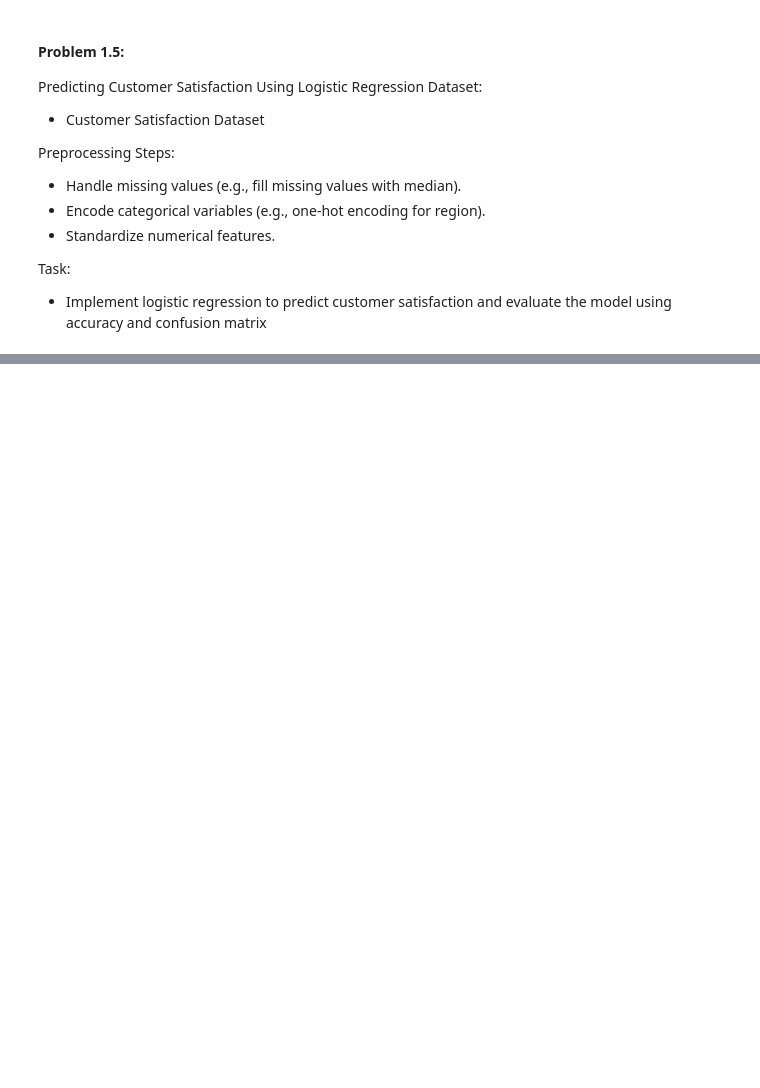
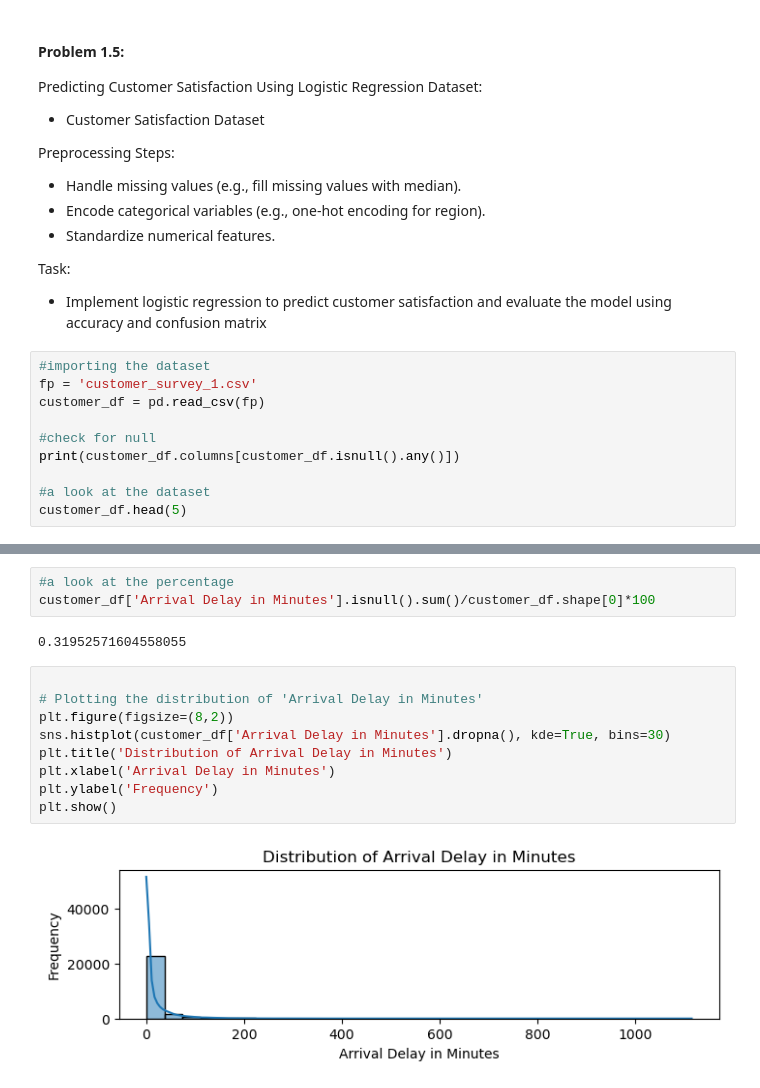
Before and after one commit to Syed-Shahir/100DaysOfBytewise, a Jupyter notebook: BTW_W6_Task1.ipynb, the cells around one changed output, grey strips where cells are left out. Drawn from its saved outputs; the diff is of its cells as text; blank space fills up the shorter version.

```diff
--- a/BTW_W6_Task1.ipynb
+++ b/BTW_W6_Task1.ipynb
@@ -109,3 +490,13 @@ Preprocessing Steps:
 Task:
 - Implement logistic regression to predict customer satisfaction and evaluate the model
 using accuracy and confusion matrix
+# %%
+#importing the dataset
+fp = 'customer_survey_1.csv'
+customer_df = pd.read_csv(fp)
+
+#check for null
+print(customer_df.columns[customer_df.isnull().any()])
+
+#a look at the dataset
+customer_df.head(5)
@@ -111,0 +512,16 @@ using accuracy and confusion matrix
+# %%
+#a look at the percentage
+customer_df['Arrival Delay in Minutes'].isnull().sum()/customer_df.shape[0]*100
+# %% [output]
+0.31952571604558055
+# %%
+
+# Plotting the distribution of 'Arrival Delay in Minutes'
+plt.figure(figsize=(8,2))
+sns.histplot(customer_df['Arrival Delay in Minutes'].dropna(), kde=True, bins=30)
+plt.title('Distribution of Arrival Delay in Minutes')
+plt.xlabel('Arrival Delay in Minutes')
+plt.ylabel('Frequency')
+plt.show()
+# %% [output]
+[figure, added]
```
Also changed, not shown: parts of 49 cells of this notebook.
